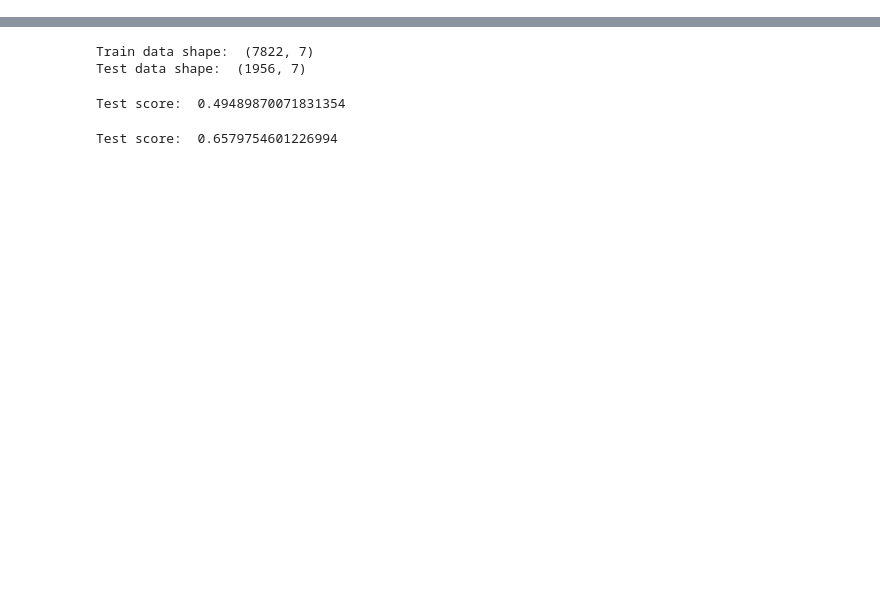
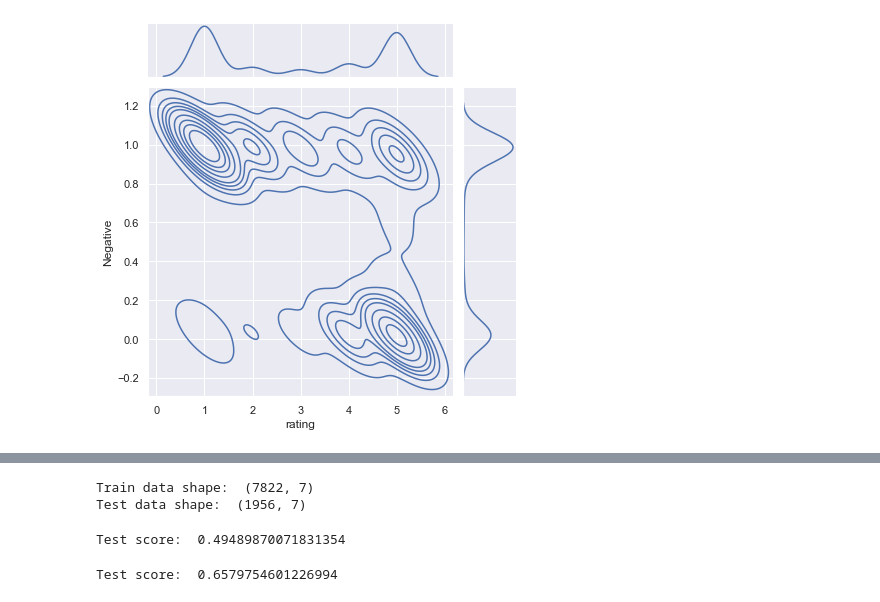
Before and after one commit to makeathonfhnw/The4, a Jupyter notebook: mlr_train_test_data.ipynb, the cells around one changed output, grey strips where cells are left out. Drawn from its saved outputs; the diff is of its cells as text; code cells hidden in the pictures; blank space fills up the shorter version.

```diff
--- a/mlr_train_test_data.ipynb
+++ b/mlr_train_test_data.ipynb
@@ -19,0 +21,4 @@ df.head()
+# %%
+# drop coloumn index.1 and date.1
+df = df.drop(['index.1', 'date.1'], axis=1)
+df.head()
@@ -19,0 +32,5 @@ df.head()
+# %%
+# create year and month coloumn
+df['year'] = pd.DatetimeIndex(df['date']).year
+df['month'] = pd.DatetimeIndex(df['date']).month
+df.head()
@@ -20,5 +44,5 @@ df.head()
 # %%
-# change rating datatyp to float
-df['rating'] = df['rating'].astype(float)
-df.info()
+# change rating to discrete values
+df['rating'] = df['rating'].astype(int)
+df.head()
 # %% [output]
@@ -38,0 +55,11 @@ memory usage: 534.9+ KB
+# %%
+# selecting rating and negative
+df_rating_negativ = df[['rating', 'Negative']]
+df_rating_negativ.head()
+
+# create Seaborn contour plot
+sns.set()
+sns.jointplot(x='rating', y='Negative', data=df_rating_negativ, kind='kde')
+plt.show()
+# %% [output]
+[figure, added]
```
Also changed, not shown: parts of 34 cells of this notebook.
